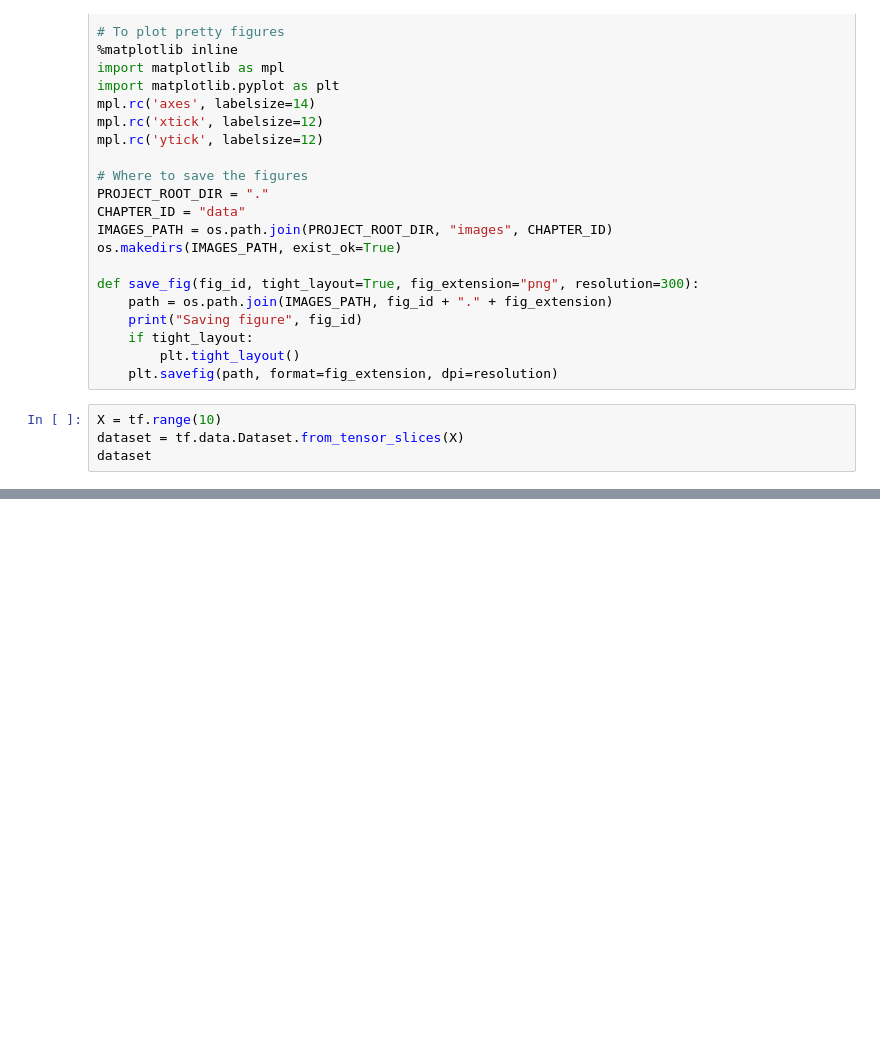
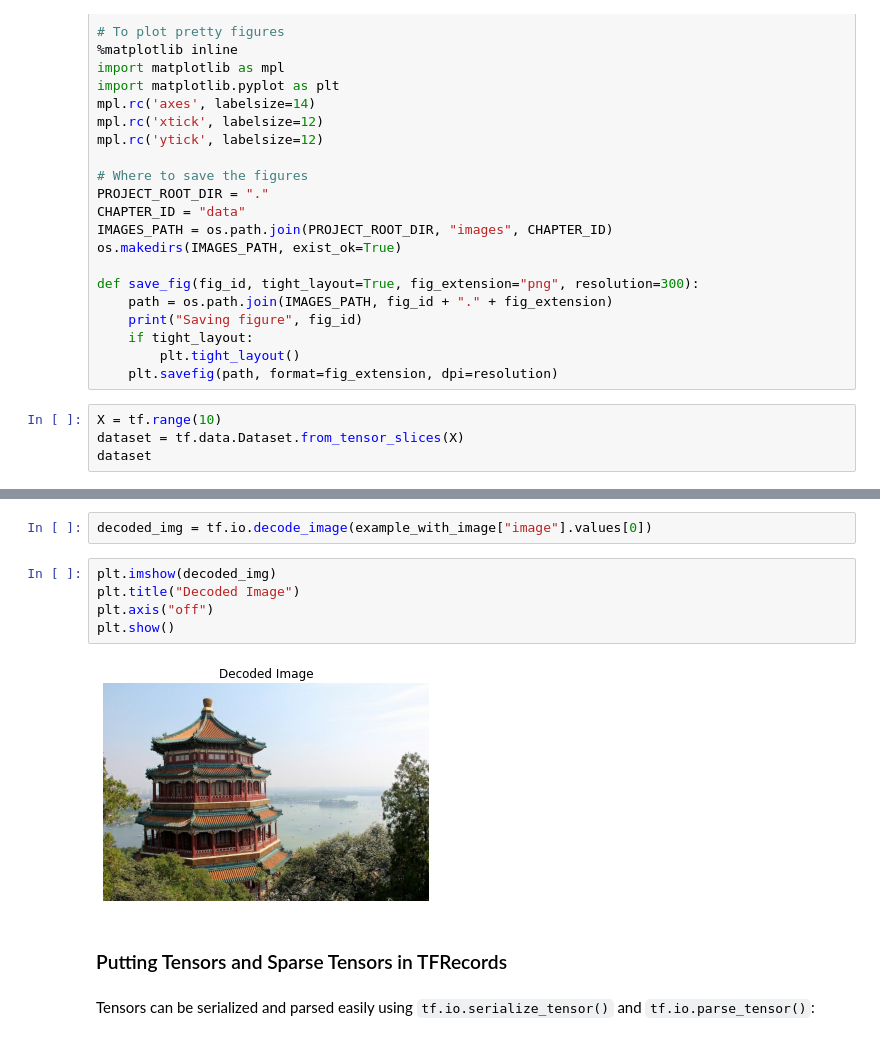
Before and after one commit to d-t-n/hands-on-ml, a Jupyter notebook: 13-Loading_and_Prepocessing_Data_with_TF.ipynb, the cells around one changed output, grey strips where cells are left out. Saved outputs shown, nothing was run; the diff lists cells and outputs as text; blank space fills up the shorter version.

```diff
--- a/13-Loading_and_Prepocessing_Data_with_TF.ipynb
+++ b/13-Loading_and_Prepocessing_Data_with_TF.ipynb
@@ -164,0 +877,13 @@ dataset
+# %%
+decoded_img = tf.io.decode_image(example_with_image["image"].values[0])
+# %%
+plt.imshow(decoded_img)
+plt.title("Decoded Image")
+plt.axis("off")
+plt.show()
+# %% [output]
+[figure, added]
+# %% [markdown]
+### Putting Tensors and Sparse Tensors in TFRecords
+# %% [markdown]
+Tensors can be serialized and parsed easily using `tf.io.serialize_tensor()` and `tf.io.parse_tensor()`:
```
Also changed, not shown: parts of 152 cells of this notebook.
